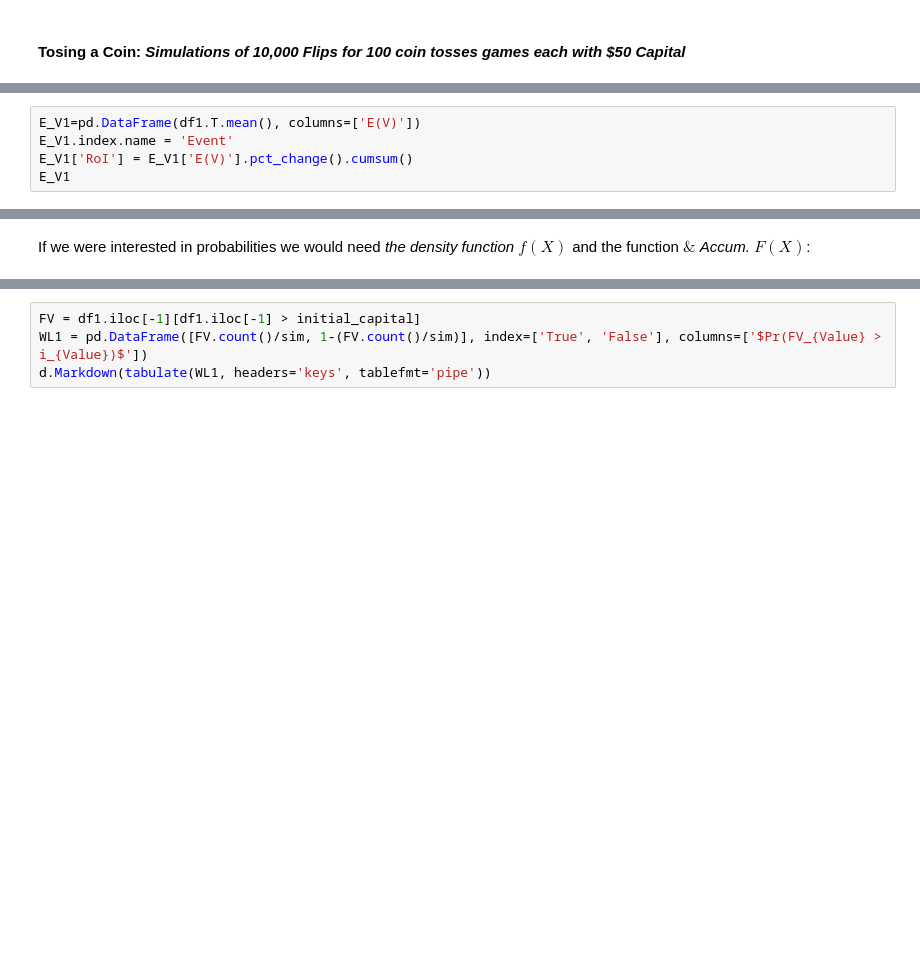
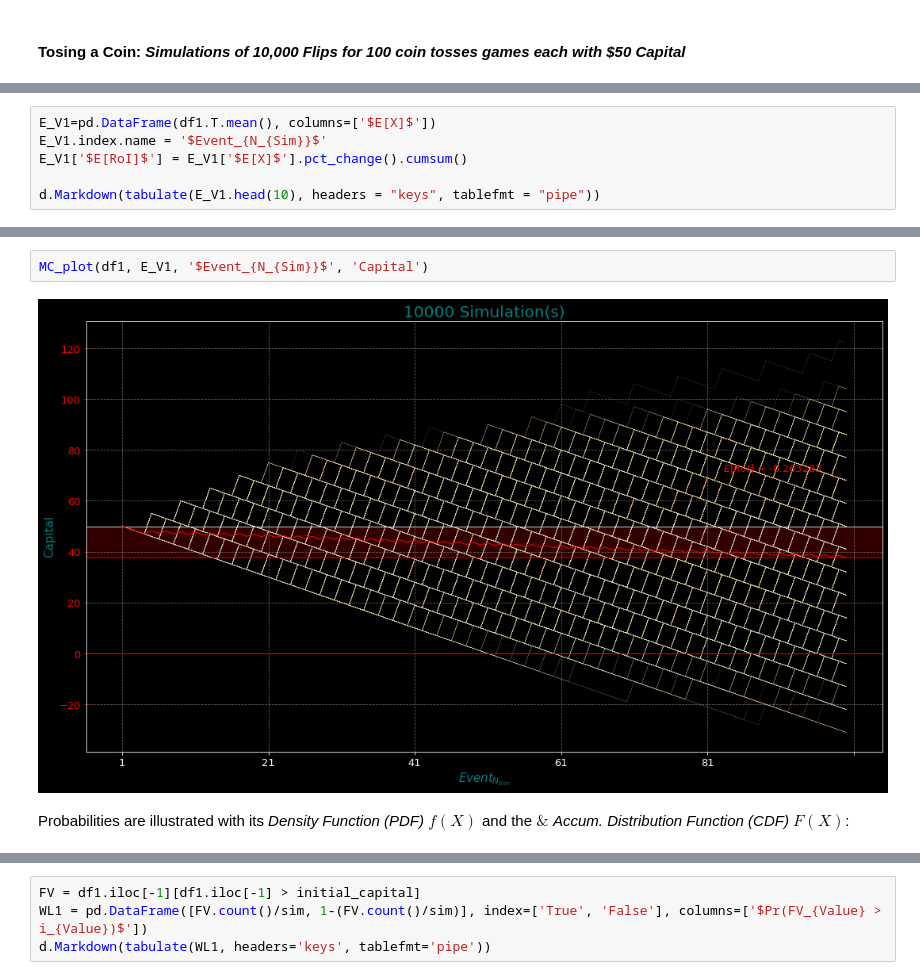
Before and after one commit to EMarquez7/Examen-1, a Jupyter notebook: MC-Simulation.ipynb, the cells around one changed output, grey strips where cells are left out. Drawn from its saved outputs; the diff is of its cells as text; blank space fills up the shorter version.

```diff
--- a/MC-Simulation.ipynb
+++ b/MC-Simulation.ipynb
@@ -115,6 +121,7 @@ Expected Values $E(V)$:
 # %%
-E_V1=pd.DataFrame(df1.T.mean(), columns=['E(V)'])
-E_V1.index.name = 'Event'
-E_V1['RoI'] = E_V1['E(V)'].pct_change().cumsum()
-E_V1
+E_V1=pd.DataFrame(df1.T.mean(), columns=['$E[X]$'])
+E_V1.index.name = '$Event_{N_{Sim}}$'
+E_V1['$E[RoI]$'] = E_V1['$E[X]$'].pct_change().cumsum()
+
+d.Markdown(tabulate(E_V1.head(10), headers = "keys", tablefmt = "pipe"))
 # %% [output]
@@ -141,4 +211,8 @@ vs.MC_plot(df1, len(df1.columns),  E_V1, 'Capital', 'Toss No°')
+# %%
+MC_plot(df1, E_V1, '$Event_{N_{Sim}}$', 'Capital')
+# %% [output]
+[figure, added]
 # %% [markdown]
-If we were interested in probabilities we would need <i>the density function</i> $f(X)$ and the function $\&$ <i>Accum.</i> $F(X)$:
+Probabilities are illustrated  with its <i> Density Function (PDF)</i> $f(X)$ and the $\&$ <i>Accum. Distribution Function (CDF)</i> $F(X)$:
 # %%
 FV1 = df1.iloc[-1][df1.iloc[-1] > initial_capital]
```
Also changed, not shown: parts of 21 cells of this notebook, 4 other files.
